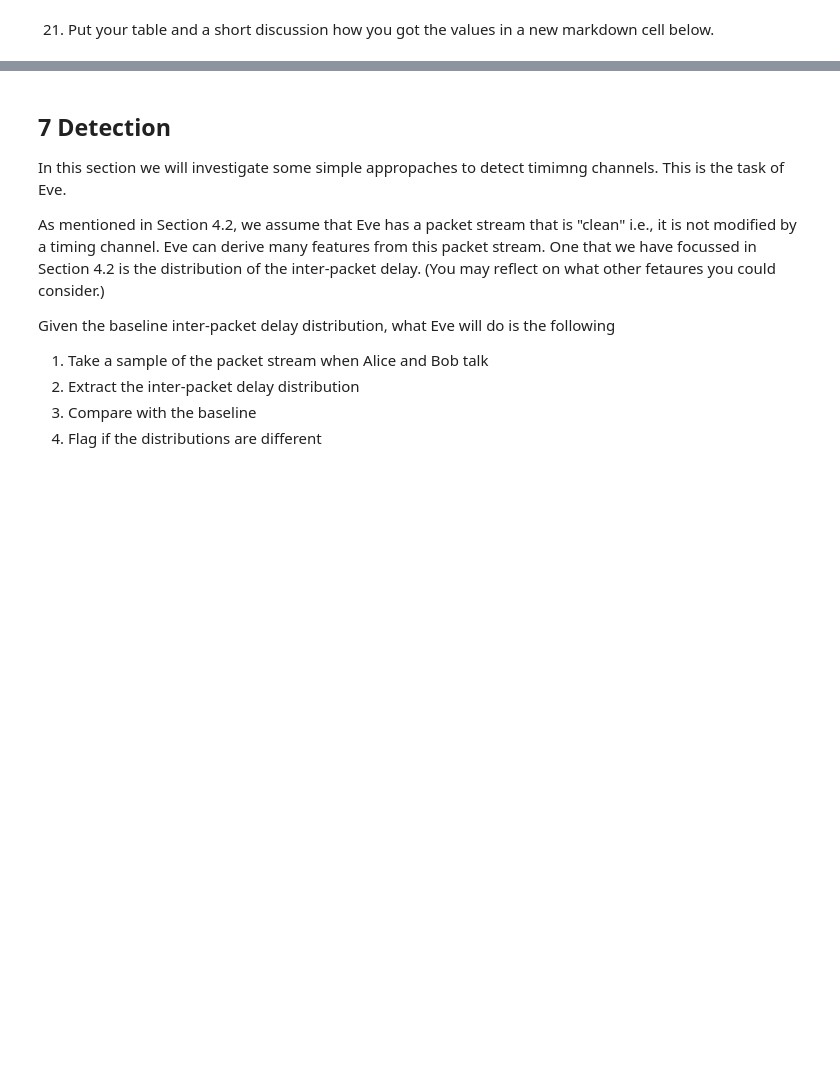
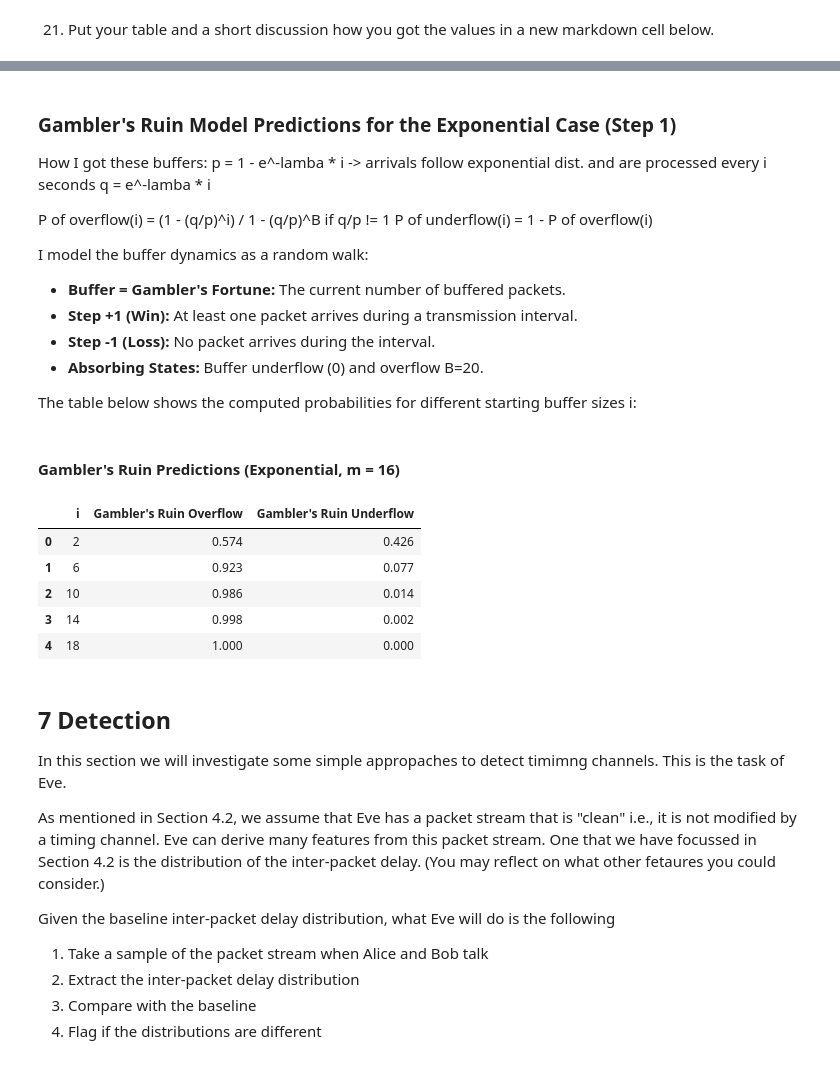
Before and after one commit to Donsven/132Project, a Jupyter notebook: ECS132_project_marcello.ipynb, the cells around one changed output, grey strips where cells are left out. Cells and saved outputs as stored; diff of their text form; code cells hidden in the pictures; blank space fills up the shorter version.

```diff
--- a/ECS132_project_marcello.ipynb
+++ b/ECS132_project_marcello.ipynb
@@ -872,3 +953,83 @@ B = 20
+# %%
+import numpy as np
+import pandas as pd
+from IPython.display import display, Markdown
+
+# Parameters
+B = 20
+# Effective ratio chosen (q/p) -- this is our modeling parameter.
+r = 0.653
+# This implies p = 1/(1+r) and q = r/(1+r)
+p_eff = 1 / (1 + r)
+q_eff = r / (1 + r)
+
+def gambler_ruin_overflow(i, B, r):
+    """
+    Returns the probability of reaching overflow (upper boundary)
+    starting with i packets in the buffer, given absorbing boundaries at 0 and B.
+    """
+    return (1 - r**i) / (1 - r**B)
+
+# Compute predictions for i values (for message size m = 16)
+i_values = [2, 6, 10, 14, 18]
+results = []
+for i in i_values:
+    P_overflow = gambler_ruin_overflow(i, B, r)
+    P_underflow = 1 - P_overflow
+    results.append([i, round(P_overflow, 3), round(P_underflow, 3)])
+
+df_gr = pd.DataFrame(results, columns=["i", "Gambler's Ruin Overflow", "Gambler's Ruin Underflow"])
+
+explanation_text = r"""
+### Gambler's Ruin Model Predictions for the Exponential Case (Step 1)
+
+How I got these buffers:
+p = 1 - e^-lamba * i -> arrivals follow exponential dist. and are processed every i seconds
+q = e^-lamba * i
+
+P of overflow(i) = (1 - (q/p)^i) / 1 - (q/p)^B if q/p != 1
+P of underflow(i) = 1 - P of overflow(i)
+
+
+I model the buffer dynamics as a random walk:
+- **Buffer = Gambler's Fortune:** The current number of buffered packets.
+- **Step +1 (Win):** At least one packet arrives during a transmission interval.
+- **Step -1 (Loss):** No packet arrives during the interval.
+- **Absorbing States:** Buffer underflow (0) and overflow B=20.
+
+The table below shows the computed probabilities for different starting buffer sizes i:
+
+"""
+
+display(Markdown(explanation_text))
+display(Markdown("#### Gambler's Ruin Predictions (Exponential, m = 16)"))
+display(df_gr)
+# %% [output]
+
+### Gambler's Ruin Model Predictions for the Exponential Case (Step 1)
+
+How I got these buffers:
+p = 1 - e^-lamba * i -> arrivals follow exponential dist. and are processed every i seconds
+q = e^-lamba * i
+
+P of overflow(i) = (1 - (q/p)^i) / 1 - (q/p)^B if q/p != 1
+P of underflow(i) = 1 - P of overflow(i)
+
+
+I model the buffer dynamics as a random walk:
+- **Buffer = Gambler's Fortune:** The current number of buffered packets.
+- **Step +1 (Win):** At least one packet arrives during a transmission interval.
+- **Step -1 (Loss):** No packet arrives during the interval.
+- **Absorbing States:** Buffer underflow (0) and overflow B=20.
+
+The table below shows the computed probabilities for different starting buffer sizes i:
+#### Gambler's Ruin Predictions (Exponential, m = 16)
+|  | i | Gambler's Ruin Overflow | Gambler's Ruin Underflow |
+| 0 | 2 | 0.574 | 0.426 |
+| 1 | 6 | 0.923 | 0.077 |
+| 2 | 10 | 0.986 | 0.014 |
+| 3 | 14 | 0.998 | 0.002 |
+| 4 | 18 | 1.000 | 0.000 |
 # %% [markdown]
 ## 7 Detection
 
```
Also changed, not shown: parts of 12 cells of this notebook, 5 other files.
